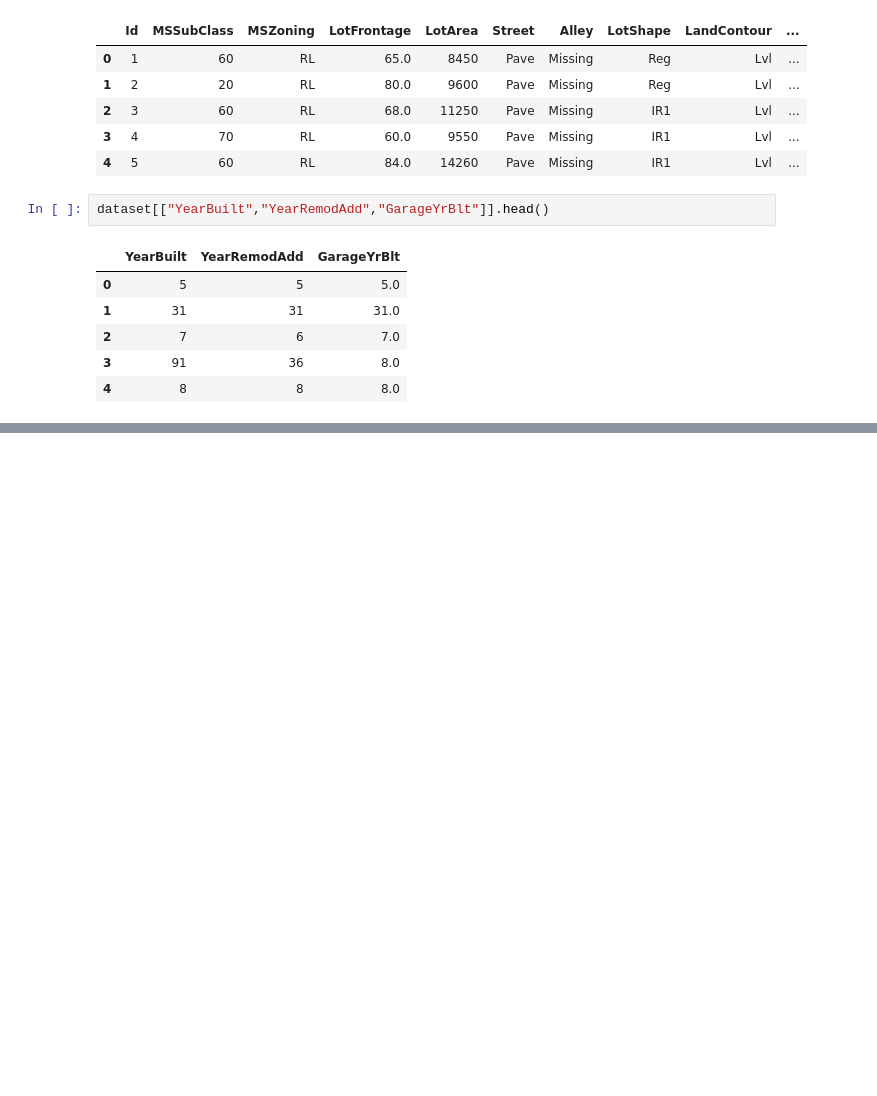
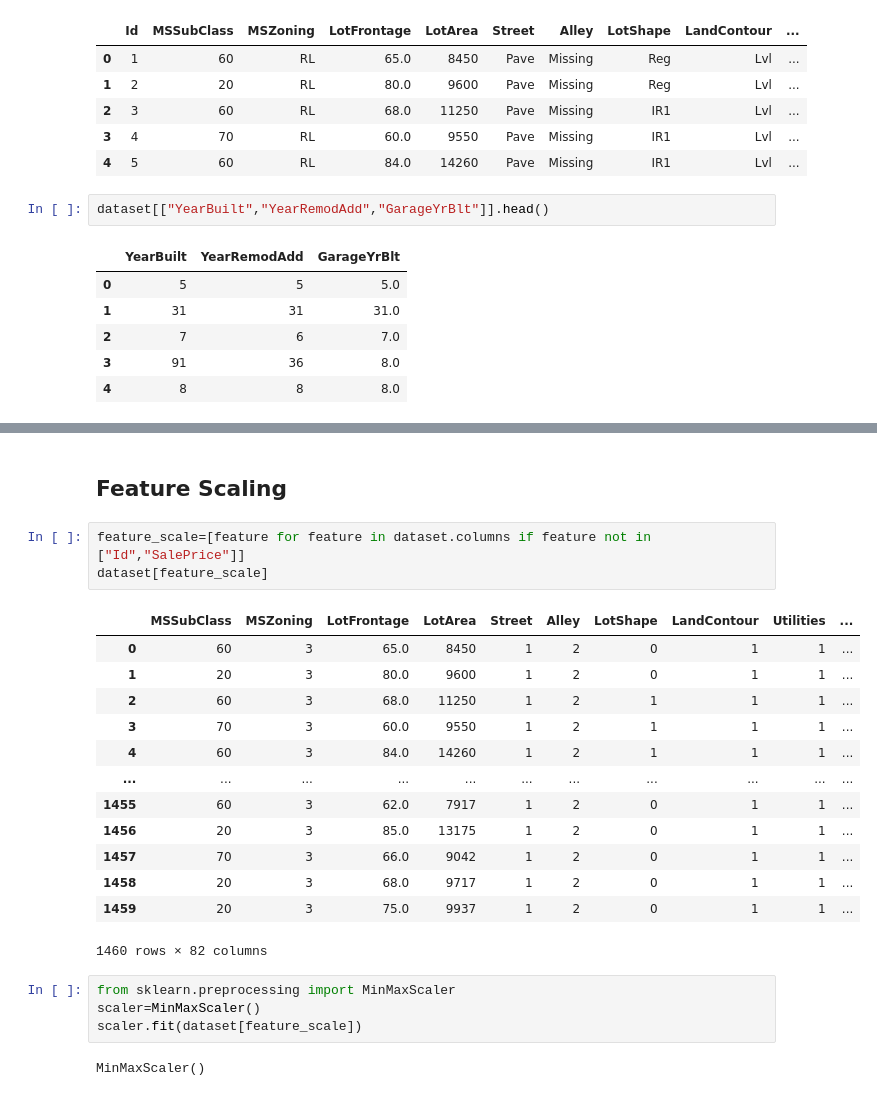
Before and after one commit to sakshimuchhala1227/House_Price_Prediction, a Jupyter notebook: house_sales_part2.ipynb, the cells around one changed output, grey strips where cells are left out. Drawn from its saved outputs; the diff is of its cells as text; blank space fills up the shorter version.

Commit message:
feature scaling

```diff
--- a/house_sales_part2.ipynb
+++ b/house_sales_part2.ipynb
@@ -176,0 +277,25 @@ dataset[["YearBuilt","YearRemodAdd","GarageYrBlt"]].head()
+# %% [markdown]
+## Feature Scaling
+# %%
+feature_scale=[feature for feature in dataset.columns if feature not in ["Id","SalePrice"]]
+dataset[feature_scale]
+# %% [output]
+|  | MSSubClass | MSZoning | LotFrontage | LotArea | Street | Alley | LotShape | LandContour | Utilities | ... |
+| 0 | 60 | 3 | 65.0 | 8450 | 1 | 2 | 0 | 1 | 1 | ... |
+| 1 | 20 | 3 | 80.0 | 9600 | 1 | 2 | 0 | 1 | 1 | ... |
+| 2 | 60 | 3 | 68.0 | 11250 | 1 | 2 | 1 | 1 | 1 | ... |
+| 3 | 70 | 3 | 60.0 | 9550 | 1 | 2 | 1 | 1 | 1 | ... |
+| 4 | 60 | 3 | 84.0 | 14260 | 1 | 2 | 1 | 1 | 1 | ... |
+| ... | ... | ... | ... | ... | ... | ... | ... | ... | ... | ... |
+| 1455 | 60 | 3 | 62.0 | 7917 | 1 | 2 | 0 | 1 | 1 | ... |
+| 1456 | 20 | 3 | 85.0 | 13175 | 1 | 2 | 0 | 1 | 1 | ... |
+| 1457 | 70 | 3 | 66.0 | 9042 | 1 | 2 | 0 | 1 | 1 | ... |
+| 1458 | 20 | 3 | 68.0 | 9717 | 1 | 2 | 0 | 1 | 1 | ... |
+| 1459 | 20 | 3 | 75.0 | 9937 | 1 | 2 | 0 | 1 | 1 | ... |
+1460 rows × 82 columns
+# %%
+from sklearn.preprocessing import MinMaxScaler
+scaler=MinMaxScaler()
+scaler.fit(dataset[feature_scale])
+# %% [output]
+MinMaxScaler()
```
Also changed, not shown: parts of 16 cells of this notebook.
